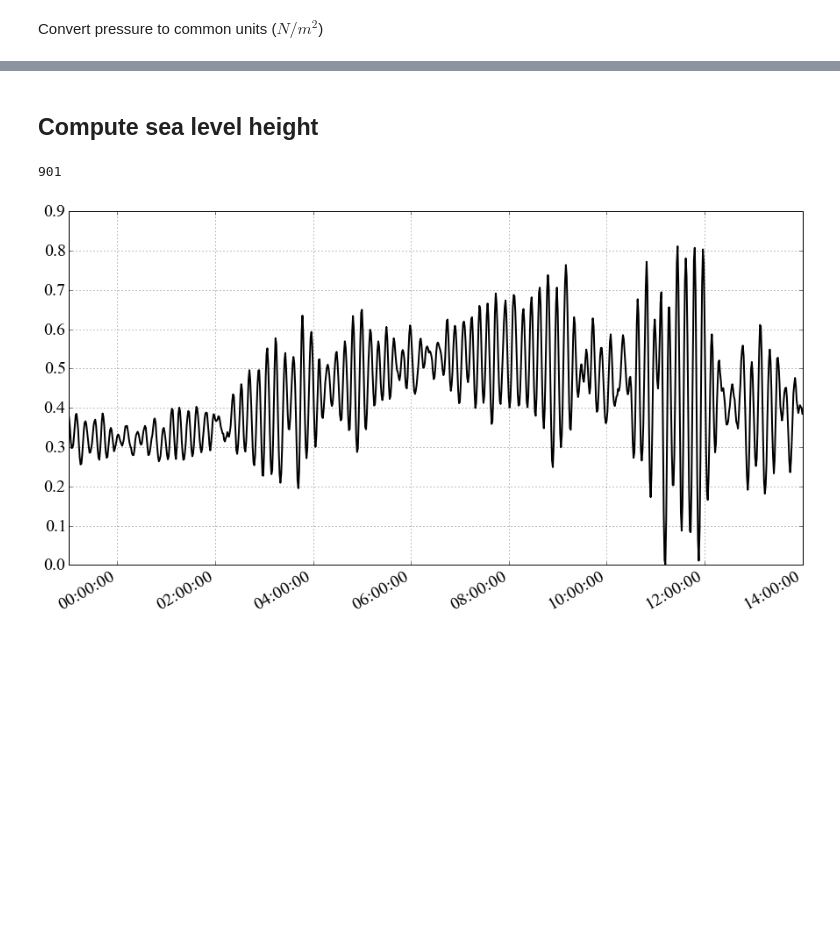
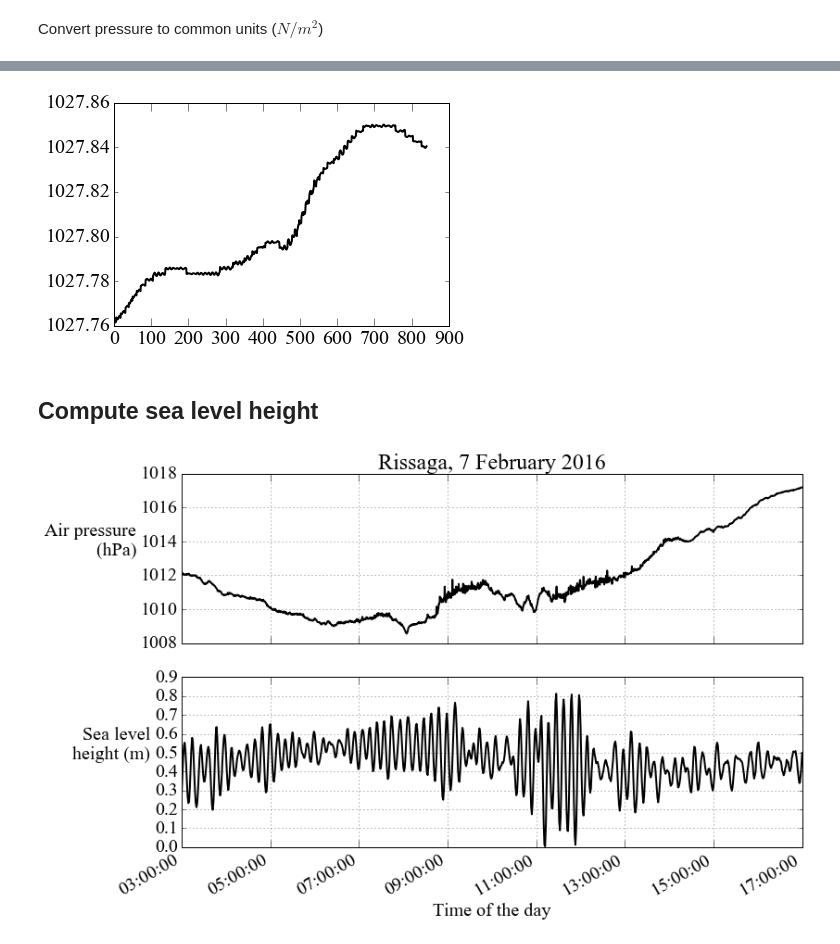
Before and after one commit to socib/SOCIB_plots, a Jupyter notebook: Rissaga/rissaga_compute_sealevel.ipynb, the cells around one changed output, grey strips where cells are left out. Cells and saved outputs as stored; diff of their text form; code cells hidden in the pictures; blank space fills up the shorter version.

```diff
--- a/Rissaga/rissaga_compute_sealevel.ipynb
+++ b/Rissaga/rissaga_compute_sealevel.ipynb
@@ -78,7 +92,14 @@ plt.show()
+# %%
+from seawater import eos80
+sea_water_density = eos80.dens(salinity, sea_water_temperature, water_pressure)
+# %%
+plt.figure()
+ax = plt.gca()
+ax.get_yaxis().get_major_formatter().set_useOffset(False)
+plt.plot(sea_water_density)
+plt.show()
+# %% [output]
+[figure, added]
 # %% [markdown]
 ## Compute sea level height
-# %%
-print len(water_pressure)
-# %% [output]
-901
 # %%
@@ -86,10 +106,0 @@ sea_level = water_pressure / (rho *g) - href
-# %%
-mpl.rcParams.update({'font.size': 20, 'font.family': 'Times New Roman'})
-
-fig = plt.figure(figsize=(15, 8))
-plt.plot(time_water_pressure2, sea_level, 'k')
-plt.grid()
-fig.autofmt_xdate()
-plt.show()
-# %% [output]
-[figure, removed]
@@ -109,0 +107,22 @@ for tt, press in zip(pressure_time, pressure):
+# %%
+mpl.rcParams.update({'font.size': 20, 'font.family': 'Times New Roman'})
+
+fig = plt.figure(figsize=(12, 8))
+ax = fig.add_subplot(2,1,1)
+plt.title('Rissaga, 7 February 2016')
+plt.plot(time_air_pressure2, air_pressure, 'k')
+plt.ylabel('Air pressure\n (hPa)', rotation=0, horizontalalignment='right')
+ax.get_yaxis().get_major_formatter().set_useOffset(False)
+plt.grid()
+ax = fig.add_subplot(2,1,2)
+plt.plot(time_water_pressure2, sea_level, 'k')
+plt.grid()
+plt.xlabel('Time of the day')
+plt.ylabel('Sea level\n height (m)', rotation=0, horizontalalignment='right')
+fig.autofmt_xdate()
+plt.savefig(os.path.join(figdir, figname), dpi=300, facecolor='w', edgecolor='w',
+         transparent=True, bbox_inches='tight', pad_inches=0.1)
+plt.show()
+plt.close()
+# %% [output]
+[figure, added]
```
Also changed, not shown: parts of 17 cells of this notebook.
